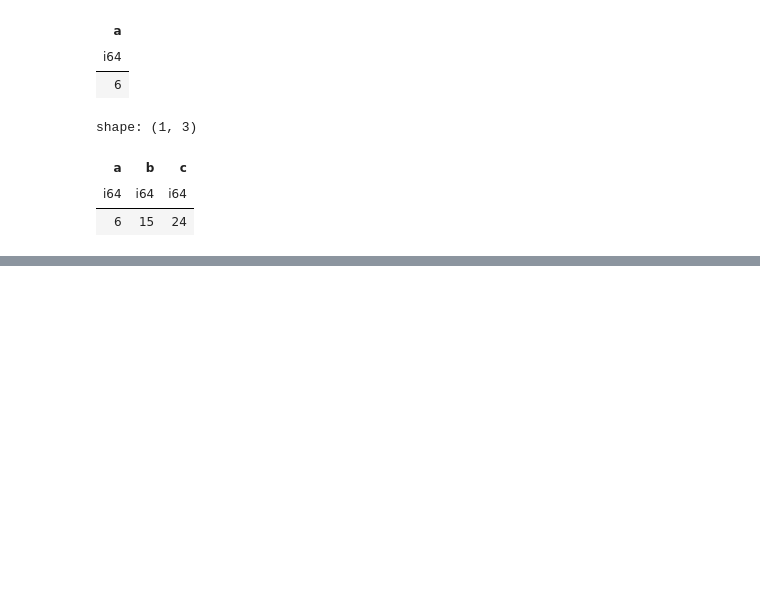
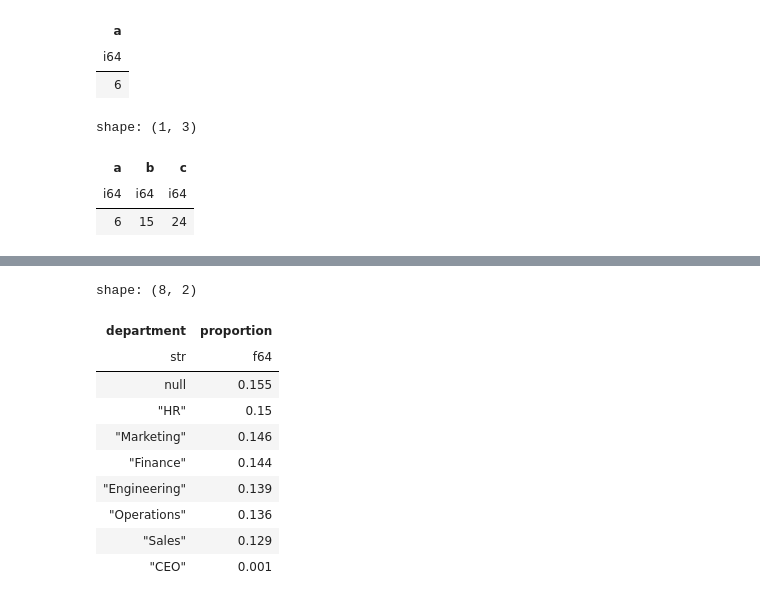
Before and after one commit to dgrunwal/Polars_Gotchas, a Jupyter notebook: Gotchas.ipynb, the cells around one changed output, grey strips where cells are left out. Drawn from its saved outputs; the diff is of its cells as text; code cells hidden in the pictures; blank space fills up the shorter version.

```diff
--- a/Gotchas.ipynb
+++ b/Gotchas.ipynb
@@ -345,0 +371,17 @@ shape: (1, 3)
+# %%
+# The autogenerated coumn name label is "proportion"
+employees.select(pl.col("department").value_counts(sort=True, normalize=True)).unnest(
+    pl.col("department")
+)
+# %% [output]
+shape: (8, 2)
+| department | proportion |
+| str | f64 |
+| null | 0.155 |
+| "HR" | 0.15 |
+| "Marketing" | 0.146 |
+| "Finance" | 0.144 |
+| "Engineering" | 0.139 |
+| "Operations" | 0.136 |
+| "Sales" | 0.129 |
+| "CEO" | 0.001 |
```
Also changed, not shown: parts of 7 cells of this notebook.
